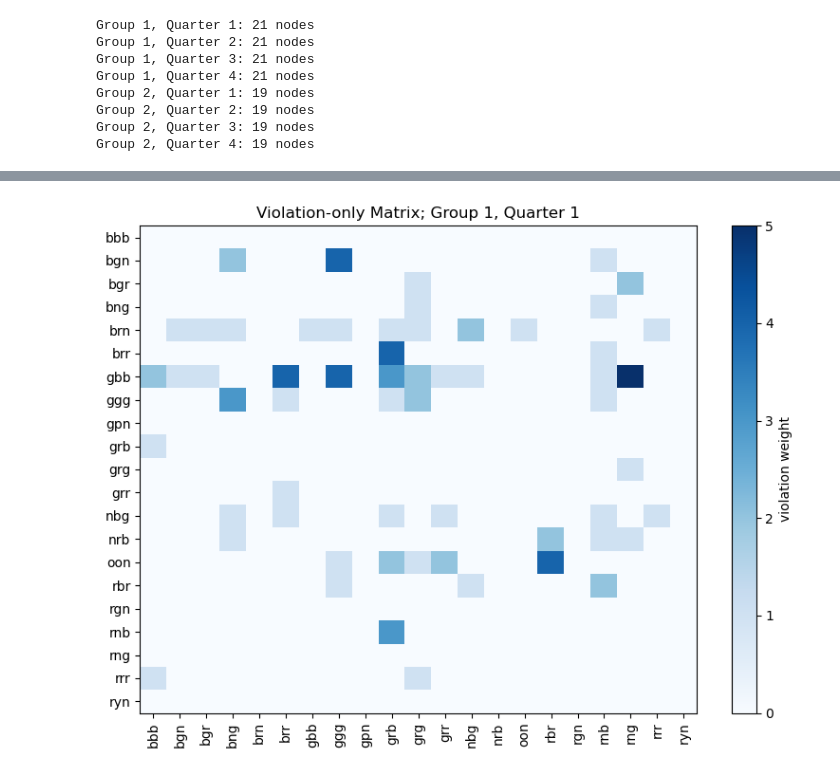
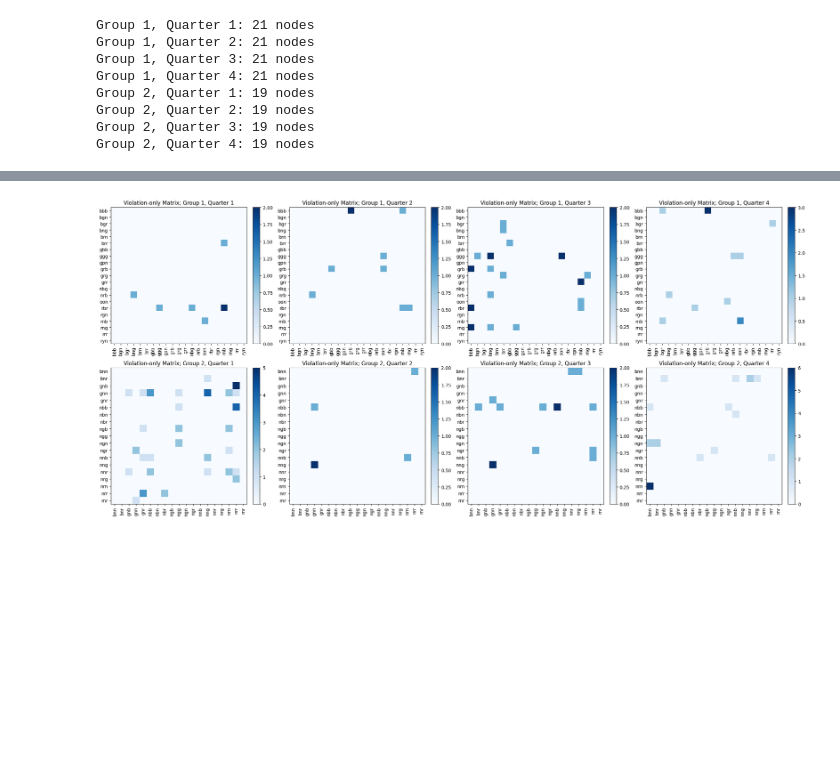
Before and after one commit to skuzminski/dominance_network_final_project, a Jupyter notebook: mvr.ipynb, the cells around one changed output, grey strips where cells are left out. Drawn from its saved outputs; the diff is of its cells as text; code cells hidden in the pictures; blank space fills up the shorter version.

```diff
--- a/mvr.ipynb
+++ b/mvr.ipynb
@@ -1,8 +1,11 @@
 # %%
 import pandas as pd
 
-df  =  pd.read_csv('data/aggXquarter.txt', sep = '\t')
+df  =  pd.read_csv('data/agg.txt', sep = '\t')
 df.head()
+
+# Load the dataset properly, using pandas because I've used that outside of class more than polars.
+# Running `df.head()` to make sure everything looks right.
 # %% [output]
 |  | group | study.quarter | actor | target | number.wins |
 | 0 | G1 | 1 | bbb | rgn | 1 |
@@ -135,12 +156,6 @@ def try_swap(order, i, j):
 import random
 
 def mvr(A, max_iter = 300):
-    """
-    A: adjacency matrix
-    max_iter: number of random restarts
-    Returns: (best_order, best_cost)
-    """
-
     nodes  =  list(A.index)
     best_order  =  None
     best_cost  =  float('inf')
@@ -173,3 +188,5 @@ def mvr(A, max_iter = 300):
             best_order  =  order.copy()
 
     return best_order, best_cost
+
+# This is the main MVR function or 'solver'. I've explained it normally below.
@@ -327,3 +345,0 @@ plot_mvr_barplot(1, 1)
-# %%
-for q in [1,2,3,4]:
-    plot_mvr_barplot(1, q)
@@ -393,37 +468,44 @@ plot_heatmap(1, 1)
 # %%
-def plot_violation_matrix(group, quarter):
-    data  =  results_mvr[(group,quarter)]
-    order  =  data['order']
-    A  =  data['A']
+def plot_violation_matrix(group, quarter, ax=None):
+    data  = results_mvr[(group, quarter)]
+    order = data['order']
+    A     = data['A']
 
-    rank  =  {node: i for i, node in enumerate(order)}
+    # Compute ranking index.
+    rank = {node: i for i, node in enumerate(order)}
 
-    Vmat  =  A.copy()
+    # Make the violation-only matrix.
+    Vmat = A.copy()
     for i in A.index:
         for j in A.columns:
-            if not (rank[i] > rank[j]):  # if not a violation
-                Vmat.loc[i,j]  =  0
-    plt.figure(figsize = (8,6))
-    plt.imshow(Vmat.values, cmap = 'Blues', aspect = 'auto')
-    plt.colorbar(label = 'violation weight')
-    plt.xticks(range(len(Vmat.columns)), Vmat.columns, rotation = 90)
-    plt.yticks(range(len(Vmat.index)), Vmat.index)
-    plt.title(f"Violation-only Matrix; Group {group}, Quarter {quarter}")
+            if not (rank[i] > rank[j]):   # if it's NOT a violation.
+                Vmat.loc[i, j] = 0
+
+    if ax is None:
+        ax = plt.gca()
+
+    im = ax.imshow(Vmat.values, cmap='Blues', aspect='auto')
+    ax.set_xticks(range(len(Vmat.columns)))
+    ax.set_xticklabels(Vmat.columns, rotation=90)
+    ax.set_yticks(range(len(Vmat.index)))
+    ax.set_yticklabels(Vmat.index)
+    ax.set_title(f"Violation-only Matrix; Group {group}, Quarter {quarter}")
+
+    # Add colorbar to the figure, anchored to this axis.
+    plt.colorbar(im, ax=ax, fraction=0.046, pad=0.04)
+
+# Compile.
+def plot_all_violation_matrices():
+    fig, axes = plt.subplots(2, 4, figsize=(22, 10))
+
+    for g in [1, 2]:
+        for q in [1, 2, 3, 4]:
+            ax = axes[g - 1, q - 1]
+            plot_violation_matrix(g, q, ax=ax)
+
     plt.tight_layout()
-    #plt.show()
-
-#plot group 1 all 4 quarters violation matrix
-for q in (1,2,3,4):
-    fig, ax = plt.subplots(1,4, figsize = (12,12))
-    plot_violation_matrix(1, q)
-    axis = ax[q]
     plt.show()
 
-#plot group 2 all 4 quarters violation matrix
-for q in (1,2,3,4):
-    fig, ax = plt.subplots(1,4, figsize = (12,12))
-    plot_violation_matrix(1, q)
-    axis = ax[q]
-    plt.show()
+plot_all_violation_matrices()
 # %% [output]
-[figure, old version]
+[figure, new version]
```
Also changed, not shown: parts of 26 cells of this notebook.
